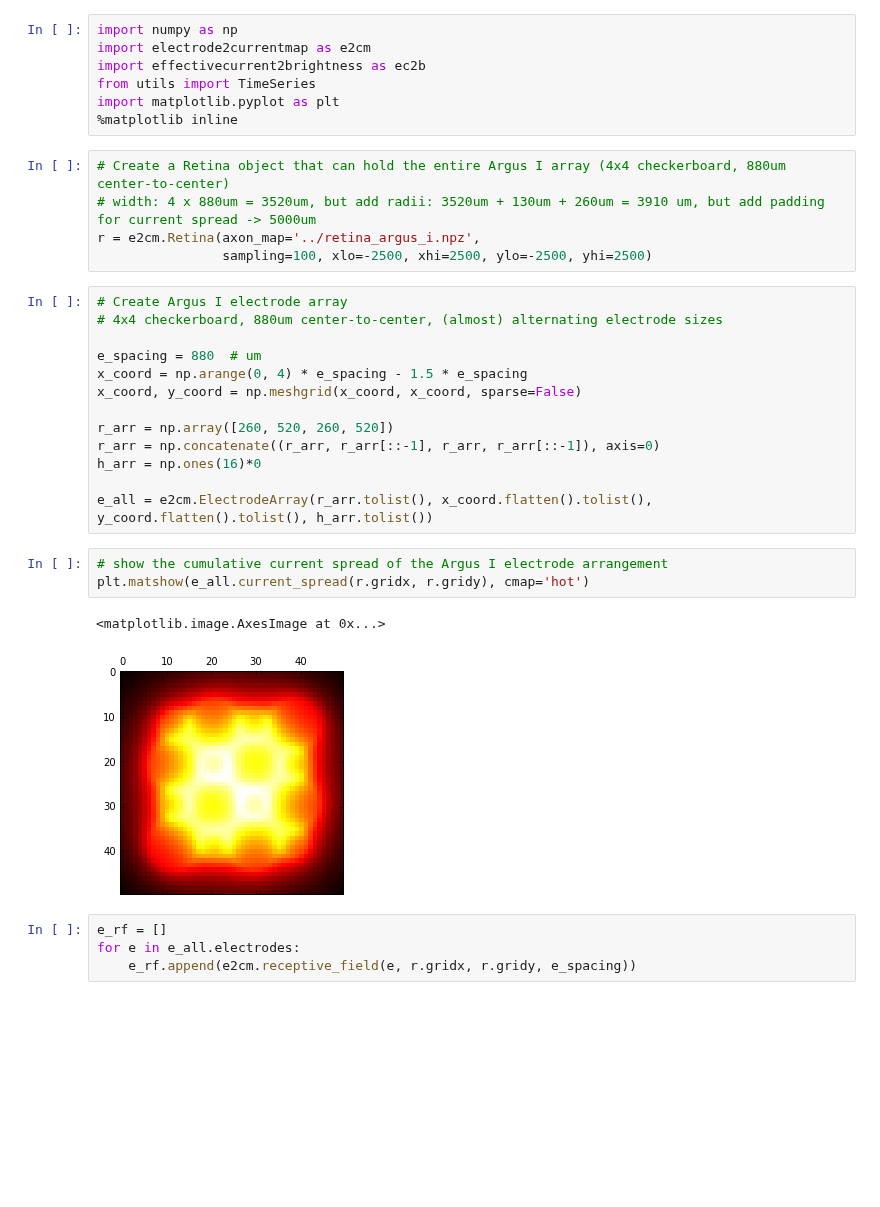
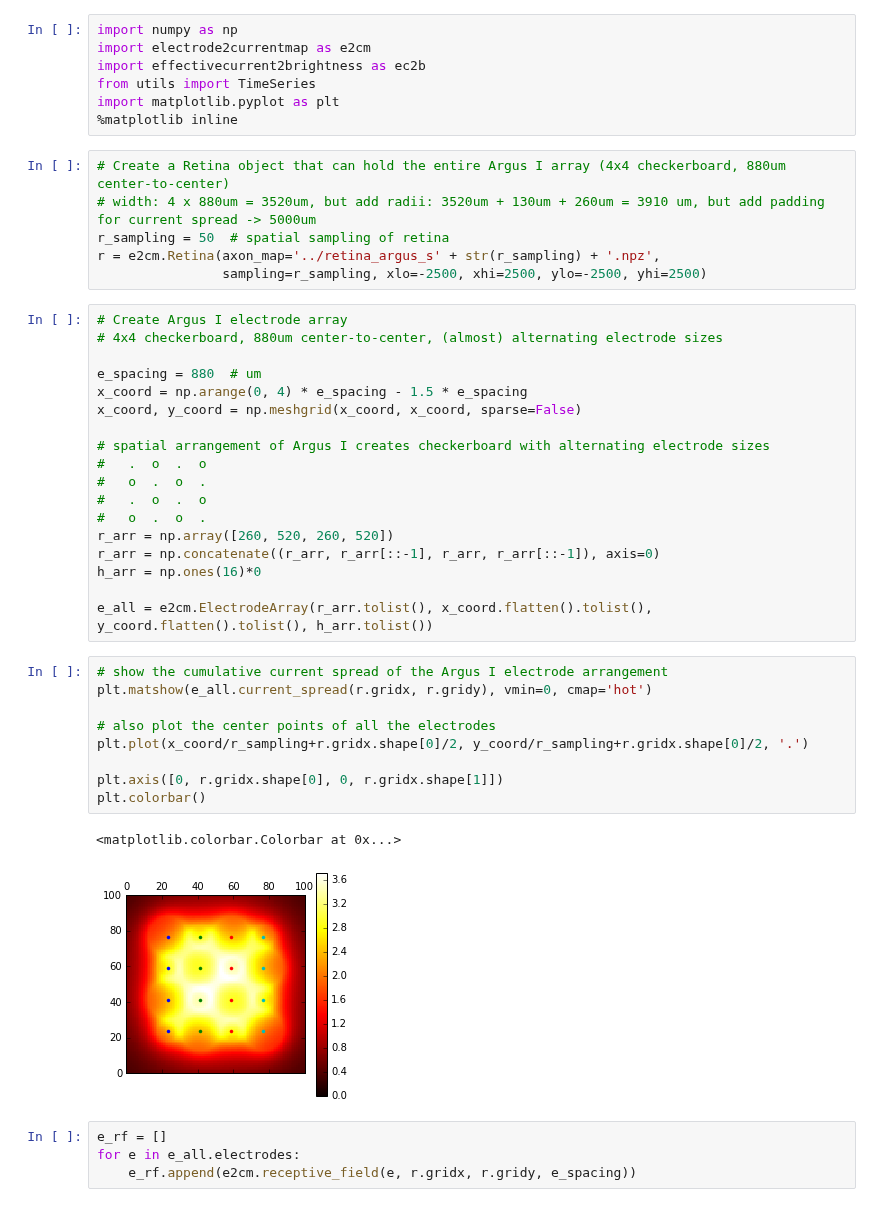
Before and after one commit to pulse2percept/pulse2percept, a Jupyter notebook: python/notebooks/ArgusI.ipynb, the cells around one changed output. Saved outputs shown, nothing was run; the diff lists cells and outputs as text; blank space fills up the shorter version.

```diff
--- a/python/notebooks/ArgusI.ipynb
+++ b/python/notebooks/ArgusI.ipynb
@@ -11,8 +11,9 @@ import matplotlib.pyplot as plt
 # %%
 # Create a Retina object that can hold the entire Argus I array (4x4 checkerboard, 880um center-to-center)
 # width: 4 x 880um = 3520um, but add radii: 3520um + 130um + 260um = 3910 um, but add padding for current spread -> 5000um
-r = e2cm.Retina(axon_map='../retina_argus_i.npz',
-                sampling=100, xlo=-2500, xhi=2500, ylo=-2500, yhi=2500)
+r_sampling = 50  # spatial sampling of retina
+r = e2cm.Retina(axon_map='../retina_argus_s' + str(r_sampling) + '.npz',
+                sampling=r_sampling, xlo=-2500, xhi=2500, ylo=-2500, yhi=2500)
 # %%
 # Create Argus I electrode array
 # 4x4 checkerboard, 880um center-to-center, (almost) alternating electrode sizes
@@ -21,6 +22,11 @@ e_spacing = 880  # um
 x_coord = np.arange(0, 4) * e_spacing - 1.5 * e_spacing
 x_coord, y_coord = np.meshgrid(x_coord, x_coord, sparse=False)
 
+# spatial arrangement of Argus I creates checkerboard with alternating electrode sizes
+#   .  o  .  o
+#   o  .  o  .
+#   .  o  .  o
+#   o  .  o  .
 r_arr = np.array([260, 520, 260, 520])
 r_arr = np.concatenate((r_arr, r_arr[::-1], r_arr, r_arr[::-1]), axis=0)
 h_arr = np.ones(16)*0
@@ -28,10 +34,16 @@ h_arr = np.ones(16)*0
 e_all = e2cm.ElectrodeArray(r_arr.tolist(), x_coord.flatten().tolist(), y_coord.flatten().tolist(), h_arr.tolist())
 # %%
 # show the cumulative current spread of the Argus I electrode arrangement
-plt.matshow(e_all.current_spread(r.gridx, r.gridy), cmap='hot')
+plt.matshow(e_all.current_spread(r.gridx, r.gridy), vmin=0, cmap='hot')
+
+# also plot the center points of all the electrodes
+plt.plot(x_coord/r_sampling+r.gridx.shape[0]/2, y_coord/r_sampling+r.gridx.shape[0]/2, '.')
+
+plt.axis([0, r.gridx.shape[0], 0, r.gridx.shape[1]])
+plt.colorbar()
 # %% [output]
-<matplotlib.image.AxesImage at 0x...>
+<matplotlib.colorbar.Colorbar at 0x...>
-[figure, old version]
+[figure, new version]
 # %%
 e_rf = []
 for e in e_all.electrodes:
```
Also changed, not shown: parts of 8 cells of this notebook, 1 other file.
